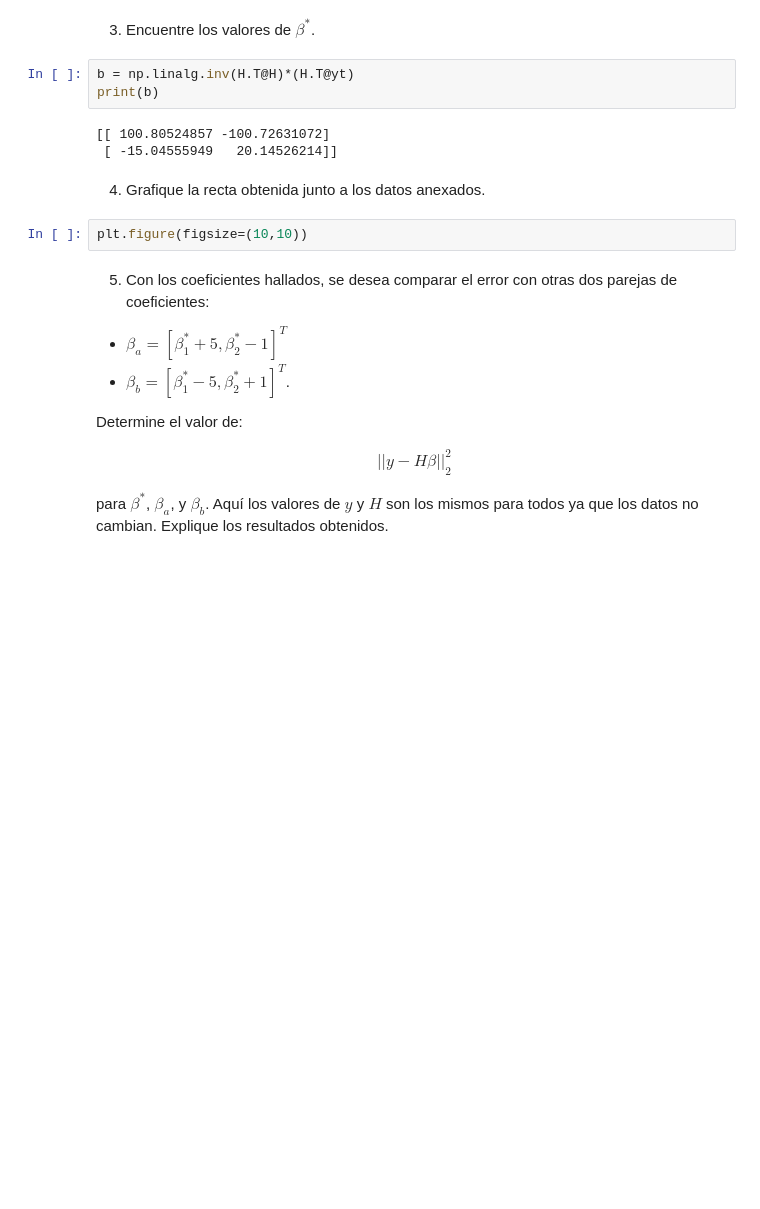
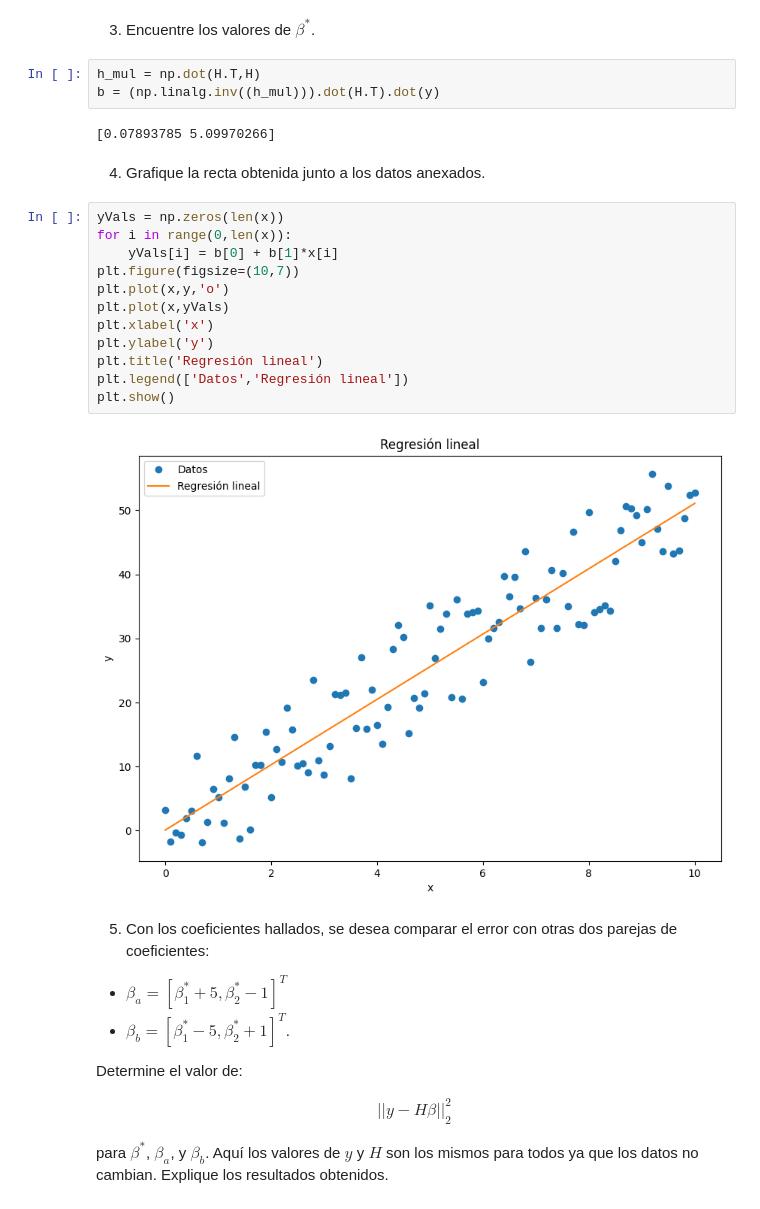
Before and after one commit to DavidTobonIBIO/Labs-IBIO2240, a Jupyter notebook: Lab8/Laboratorio_8.ipynb, the cells around one changed output. Drawn from its saved outputs; the diff is of its cells as text; blank space fills up the shorter version.

```diff
--- a/Lab8/Laboratorio_8.ipynb
+++ b/Lab8/Laboratorio_8.ipynb
@@ -75,15 +56,26 @@ for i in range(0,len(x)):
 # %% [markdown]
 3. Encuentre los valores de $\beta^*$.
-# %%
-b = np.linalg.inv(H.T@H)*(H.T@yt)
-print(b)
-# %% [output]
-[[ 100.80524857 -100.72631072]
- [ -15.04555949   20.14526214]]
+# %%
+h_mul = np.dot(H.T,H)
+b = (np.linalg.inv((h_mul))).dot(H.T).dot(y)
+# %% [output]
+[0.07893785 5.09970266]
 # %% [markdown]
 4. Grafique la recta obtenida junto a los datos anexados.
-# %%
-plt.figure(figsize=(10,10))
+# %%
+yVals = np.zeros(len(x))
+for i in range(0,len(x)):
+    yVals[i] = b[0] + b[1]*x[i]
+plt.figure(figsize=(10,7))
+plt.plot(x,y,'o')
+plt.plot(x,yVals)
+plt.xlabel('x')
+plt.ylabel('y')
+plt.title('Regresión lineal')
+plt.legend(['Datos','Regresión lineal'])
+plt.show()
+# %% [output]
+[figure, added]
 # %% [markdown]
 5. Con los coeficientes hallados, se desea comparar el error con otras dos parejas de coeficientes:
 
```
Also changed, not shown: parts of 4 cells of this notebook.
